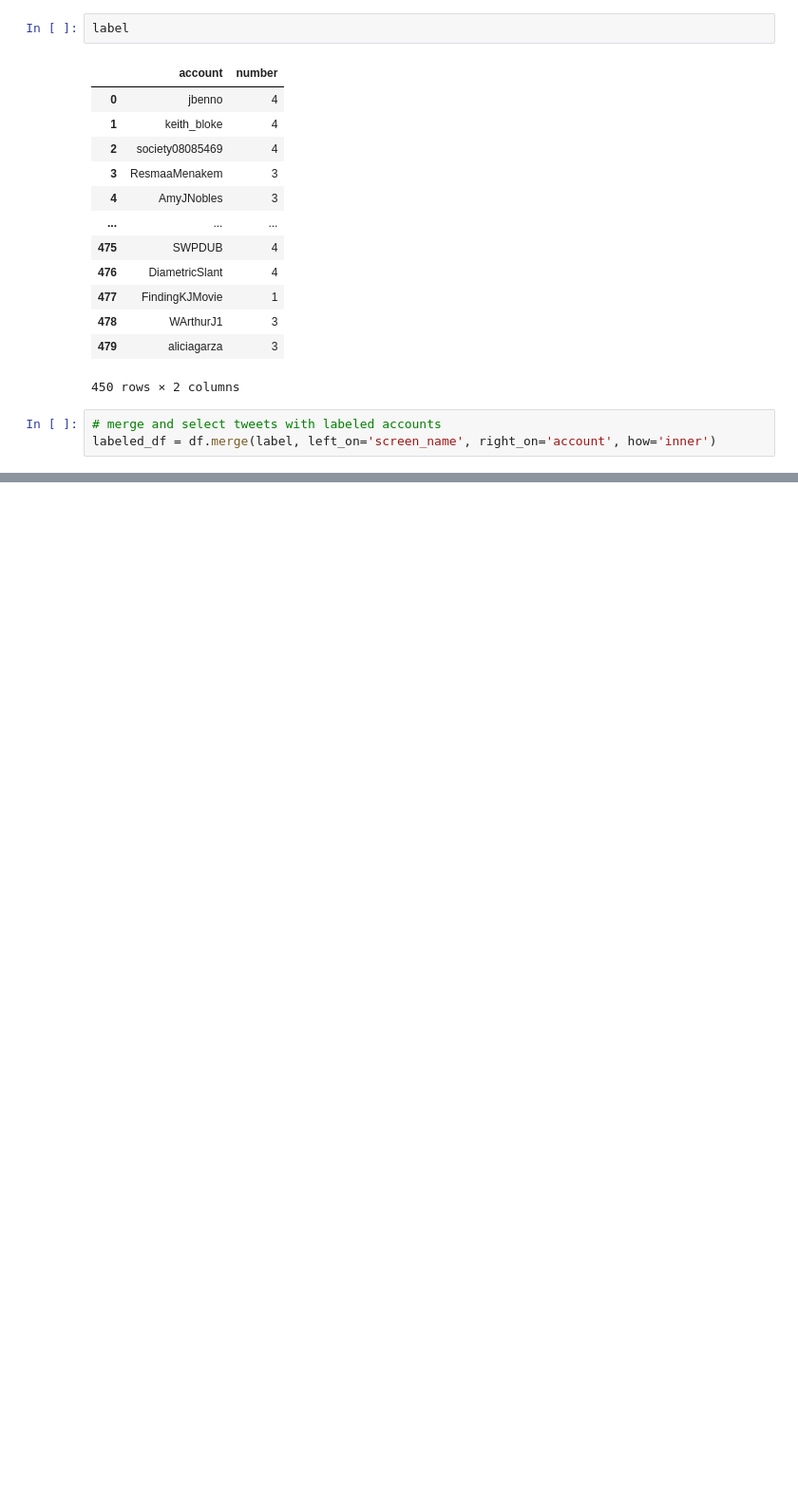
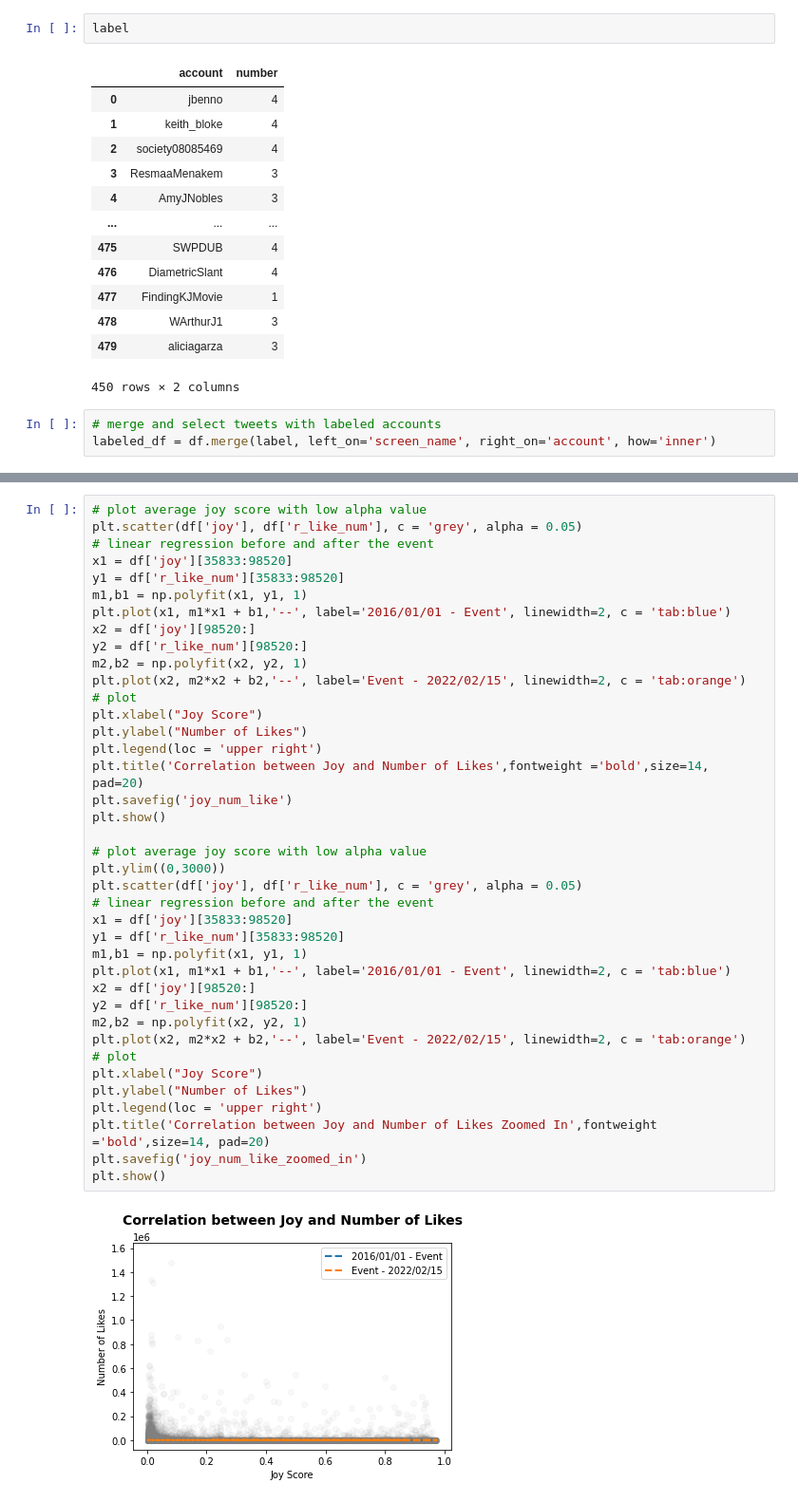
Before and after one commit to LuZhang0128/Perspectives, a Jupyter notebook: analysis.ipynb, the cells around one changed output, grey strips where cells are left out. Shown at 95% size. Saved outputs shown, nothing was run; the diff lists cells and outputs as text; blank space fills up the shorter version.

```diff
--- a/analysis.ipynb
+++ b/analysis.ipynb
@@ -506,0 +665,41 @@ plt.savefig('accuracy')
+# %%
+# plot average joy score with low alpha value
+plt.scatter(df['joy'], df['r_like_num'], c = 'grey', alpha = 0.05)
+# linear regression before and after the event
+x1 = df['joy'][35833:98520]
+y1 = df['r_like_num'][35833:98520]
+m1,b1 = np.polyfit(x1, y1, 1)
+plt.plot(x1, m1*x1 + b1,'--', label='2016/01/01 - Event', linewidth=2, c = 'tab:blue')
+x2 = df['joy'][98520:]
+y2 = df['r_like_num'][98520:]
+m2,b2 = np.polyfit(x2, y2, 1)
+plt.plot(x2, m2*x2 + b2,'--', label='Event - 2022/02/15', linewidth=2, c = 'tab:orange')
+# plot
+plt.xlabel("Joy Score")
+plt.ylabel("Number of Likes")
+plt.legend(loc = 'upper right')
+plt.title('Correlation between Joy and Number of Likes',fontweight ='bold',size=14, pad=20)
+plt.savefig('joy_num_like')
+plt.show()
+
+# plot average joy score with low alpha value
+plt.ylim((0,3000))
+plt.scatter(df['joy'], df['r_like_num'], c = 'grey', alpha = 0.05)
+# linear regression before and after the event
+x1 = df['joy'][35833:98520]
+y1 = df['r_like_num'][35833:98520]
+m1,b1 = np.polyfit(x1, y1, 1)
+plt.plot(x1, m1*x1 + b1,'--', label='2016/01/01 - Event', linewidth=2, c = 'tab:blue')
+x2 = df['joy'][98520:]
+y2 = df['r_like_num'][98520:]
+m2,b2 = np.polyfit(x2, y2, 1)
+plt.plot(x2, m2*x2 + b2,'--', label='Event - 2022/02/15', linewidth=2, c = 'tab:orange')
+# plot
+plt.xlabel("Joy Score")
+plt.ylabel("Number of Likes")
+plt.legend(loc = 'upper right')
+plt.title('Correlation between Joy and Number of Likes Zoomed In',fontweight ='bold',size=14, pad=20)
+plt.savefig('joy_num_like_zoomed_in')
+plt.show()
+# %% [output]
+[figure, added]
```
Also changed, not shown: parts of 61 cells of this notebook.
